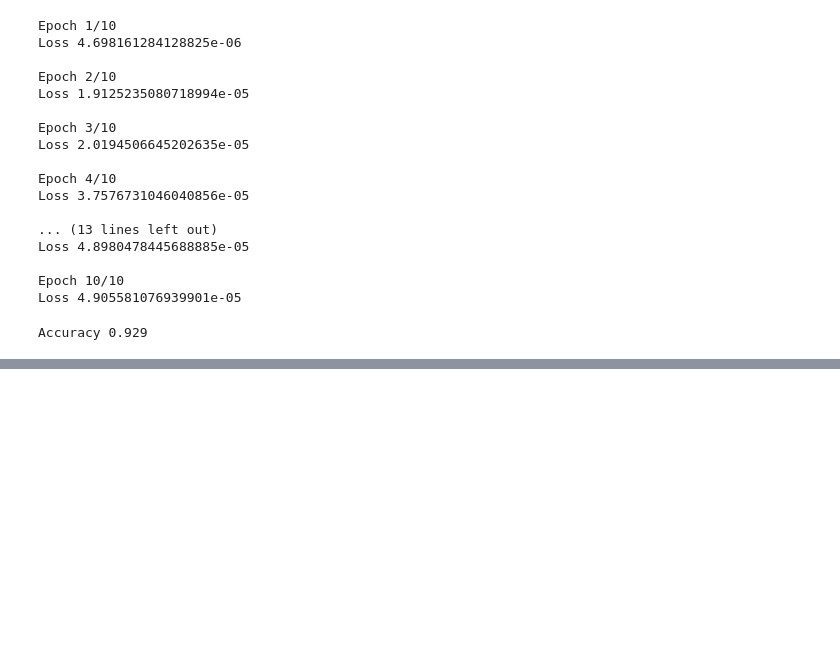
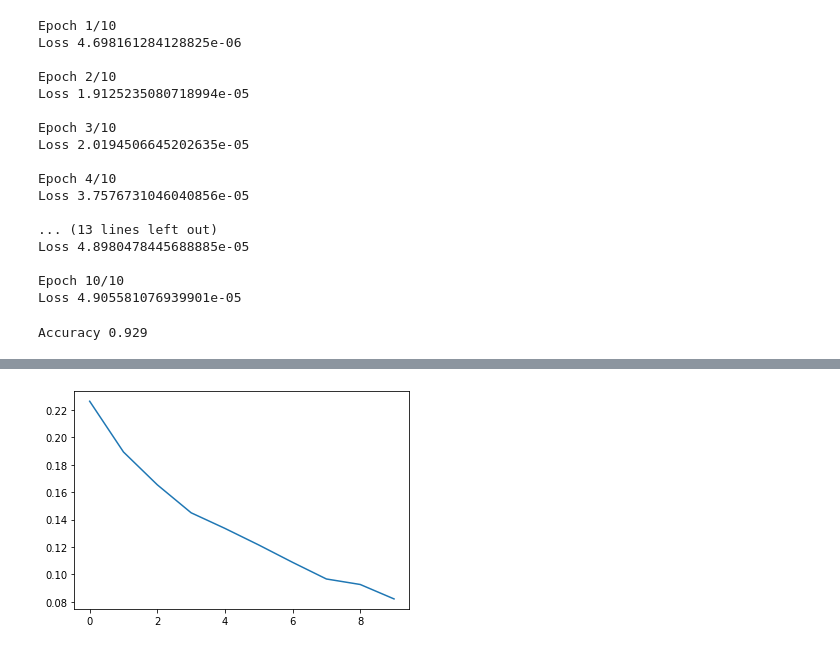
Before and after one commit to olatnattantalo/colabdeeplearning, a Jupyter notebook: notebooks/Deep_Learning_com_Google_Colab_12.ipynb, the cells around one changed output, grey strips where cells are left out. Saved outputs shown, nothing was run; the diff lists cells and outputs as text; code cells hidden in the pictures; blank space fills up the shorter version.

```diff
--- a/notebooks/Deep_Learning_com_Google_Colab_12.ipynb
+++ b/notebooks/Deep_Learning_com_Google_Colab_12.ipynb
@@ -428,3 +428,26 @@ with torch.no_grad():
     print(f'Accuracy {correct / total}')
 # %% [output]
 Accuracy 0.929
+# %%
+losses = []
+
+model.train()
+
+for epoch in range(n_epochs):
+    running_loss = 0
+
+    for images, labels in train_loader:
+        images = images.to(device)
+        labels = labels.to(device)
+
+        output = model(images)
+        loss = criterion(output, labels)
+
+        optimizer.zero_grad()
+        loss.backward()
+        optimizer.step()
+
+        running_loss += loss.item() * images.size(0)
+
+    losses.append(running_loss / len(train_loader))
+    print(f'Epoch {epoch + 1}/{n_epochs}: {losses[-1]:.4f}')
@@ -430,0 +465,5 @@ Accuracy 0.929
+# %%
+plt.plot(losses)
+plt.show()
+# %% [output]
+[figure, added]
```
Also changed, not shown: parts of 2 cells of this notebook.
